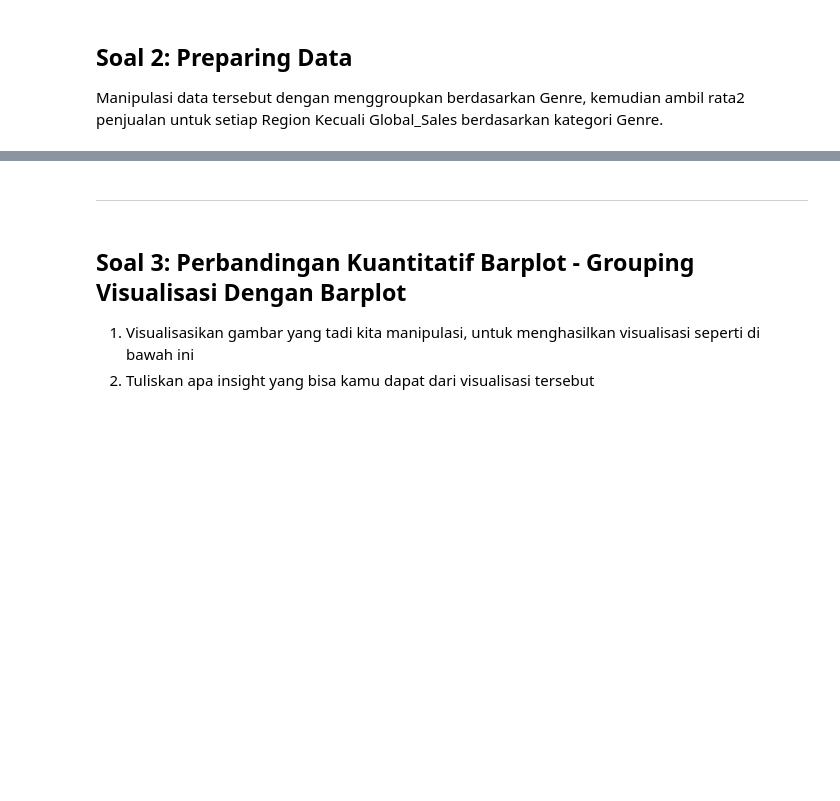
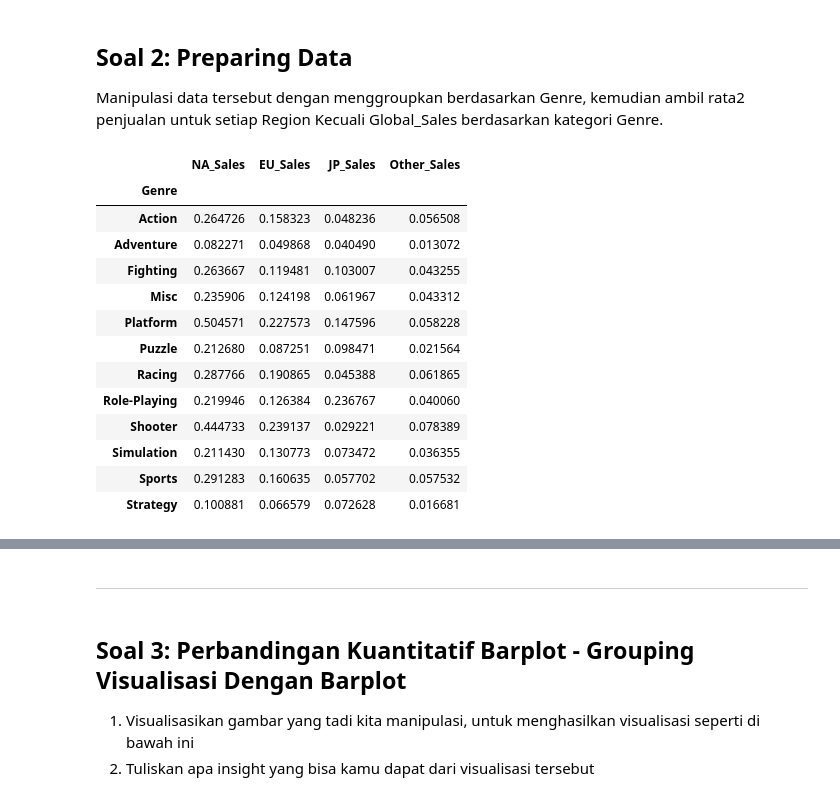
Before and after one commit to amandaps/sanbercode, a Jupyter notebook: Tugas Hari 4 Pekan 3_Amanda Putri.ipynb, the cells around one changed output, grey strips where cells are left out. Saved outputs shown, nothing was run; the diff lists cells and outputs as text; code cells hidden in the pictures; blank space fills up the shorter version.

```diff
--- a/Tugas Hari 4 Pekan 3_Amanda Putri.ipynb
+++ b/Tugas Hari 4 Pekan 3_Amanda Putri.ipynb
@@ -86,3 +113,22 @@ Manipulasi data tersebut dengan menggroupkan berdasarkan Genre, kemudian ambil r
+# %%
+#code here
+col = ['NA_Sales', 'EU_Sales', 'JP_Sales', 'Other_Sales']
+df.groupby('Genre')[col].mean()
+# %% [output]
+|  | NA_Sales | EU_Sales | JP_Sales | Other_Sales |
+| Genre |  |  |  |  |
+| Action | 0.264726 | 0.158323 | 0.048236 | 0.056508 |
+| Adventure | 0.082271 | 0.049868 | 0.040490 | 0.013072 |
+| Fighting | 0.263667 | 0.119481 | 0.103007 | 0.043255 |
+| Misc | 0.235906 | 0.124198 | 0.061967 | 0.043312 |
+| Platform | 0.504571 | 0.227573 | 0.147596 | 0.058228 |
+| Puzzle | 0.212680 | 0.087251 | 0.098471 | 0.021564 |
+| Racing | 0.287766 | 0.190865 | 0.045388 | 0.061865 |
+| Role-Playing | 0.219946 | 0.126384 | 0.236767 | 0.040060 |
+| Shooter | 0.444733 | 0.239137 | 0.029221 | 0.078389 |
+| Simulation | 0.211430 | 0.130773 | 0.073472 | 0.036355 |
+| Sports | 0.291283 | 0.160635 | 0.057702 | 0.057532 |
+| Strategy | 0.100881 | 0.066579 | 0.072628 | 0.016681 |
 # %% [markdown]
 Expected Output:
 
```
Also changed, not shown: parts of 6 cells of this notebook.
